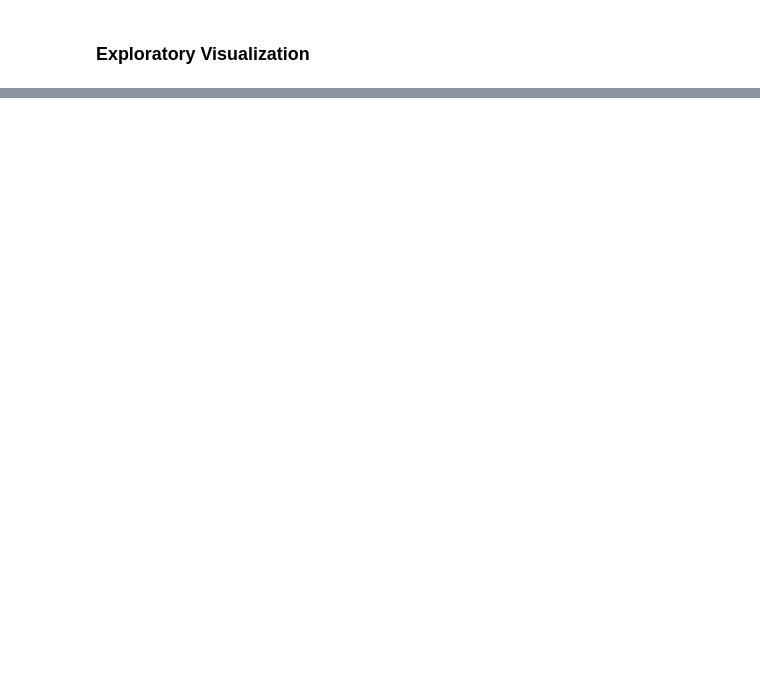
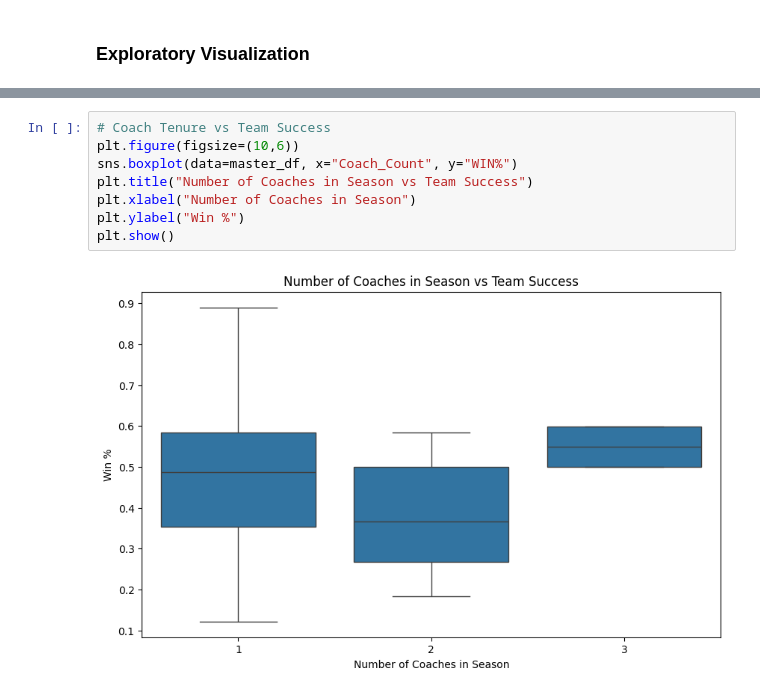
Before and after one commit to trustanprice/basketball-predictions, a Jupyter notebook: notebooks/02_exploration.ipynb, the cells around one changed output, grey strips where cells are left out. Drawn from its saved outputs; the diff is of its cells as text; blank space fills up the shorter version.

```diff
--- a/notebooks/02_exploration.ipynb
+++ b/notebooks/02_exploration.ipynb
@@ -186,0 +292,10 @@ master_test.head()
+# %%
+# Coach Tenure vs Team Success
+plt.figure(figsize=(10,6))
+sns.boxplot(data=master_df, x="Coach_Count", y="WIN%")
+plt.title("Number of Coaches in Season vs Team Success")
+plt.xlabel("Number of Coaches in Season")
+plt.ylabel("Win %")
+plt.show()
+# %% [output]
+[figure, added]
```
Also changed, not shown: parts of 18 cells of this notebook, 1 other file.
